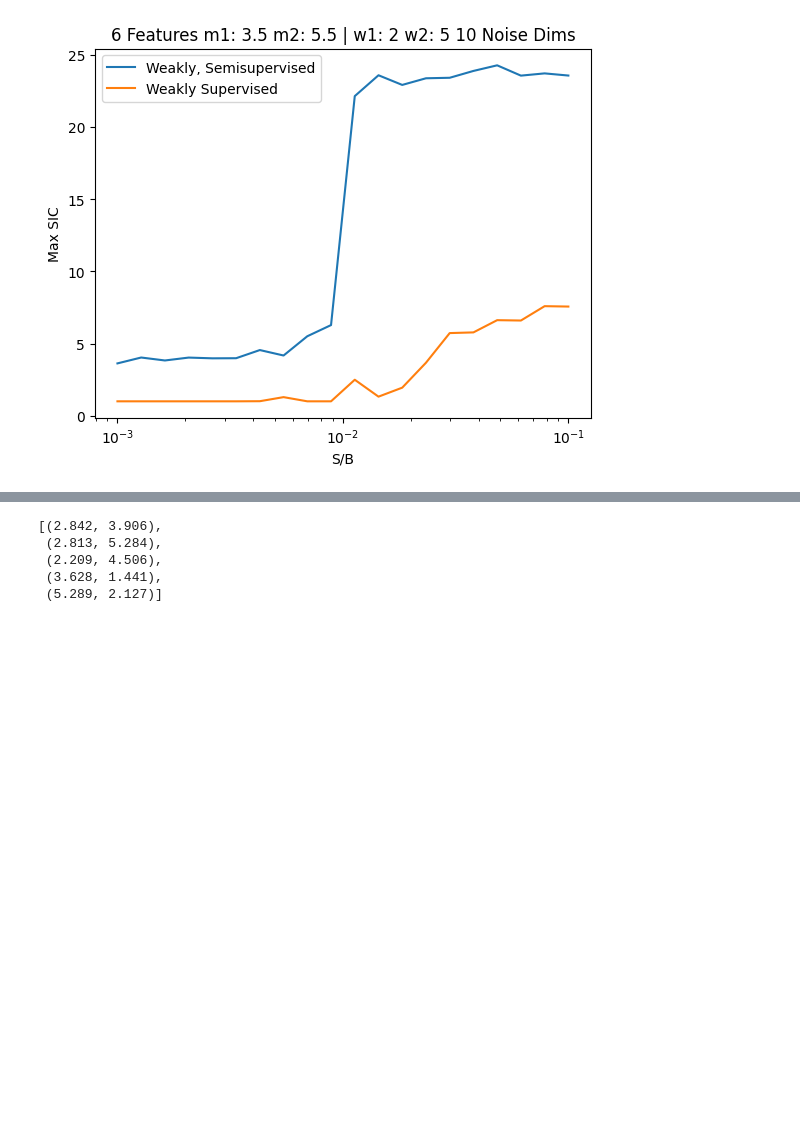
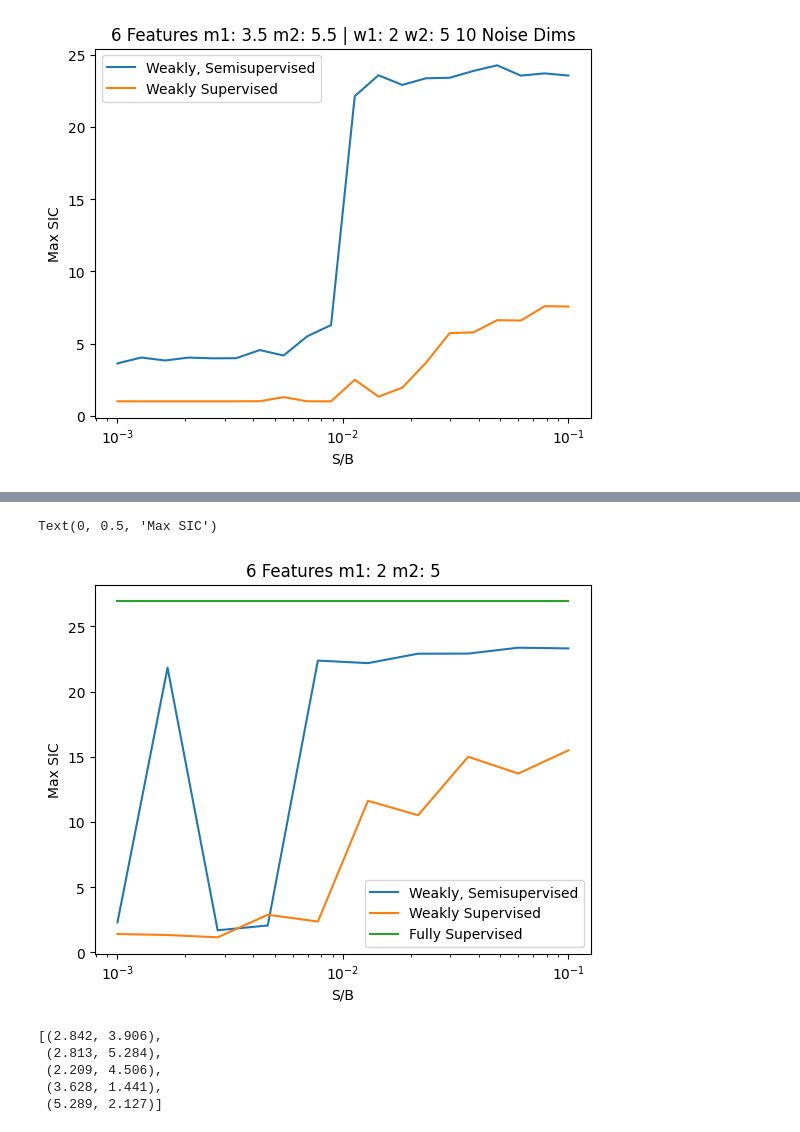
Before and after one commit to GitGup/SemiWeaklySupervised, a Jupyter notebook: SemiWeakly6Features.ipynb, the cells around one changed output, grey strips where cells are left out. Saved outputs shown, nothing was run; the diff lists cells and outputs as text; code cells hidden in the pictures; blank space fills up the shorter version.

```diff
--- a/SemiWeakly6Features.ipynb
+++ b/SemiWeakly6Features.ipynb
@@ -759,3 +1001,21 @@ for _ in range(num_runs):
+# %%
+msic1_runs = [item for sublist in msic1_runs for subsublist in sublist for item in subsublist]
+msic2_runs = [item for sublist in msic2_runs for subsublist in sublist for item in subsublist]
+msic3_runs = [item for sublist in msic3_runs for subsublist in sublist for item in subsublist]
+# %%
+sig_list = np.logspace(-3, -1, 10)
+plt.plot(sig_list,msic1_runs,label="Weakly, Semisupervised")
+plt.plot(sig_list,msic2_runs,label="Weakly Supervised")
+plt.plot(sig_list,msic3_runs,label="Fully Supervised")
+
+plt.title(f"6 Features m1: {m1} m2: {m2}")
+plt.legend()
+plt.xscale("log")
+plt.xlabel("S/B")
+plt.ylabel("Max SIC")
+# %% [output]
+Text(0, 0.5, 'Max SIC')
+[figure, added]
 # %%
 initial_weights_list_runs
 # %% [output]
```
Also changed, not shown: parts of 17 cells of this notebook.
